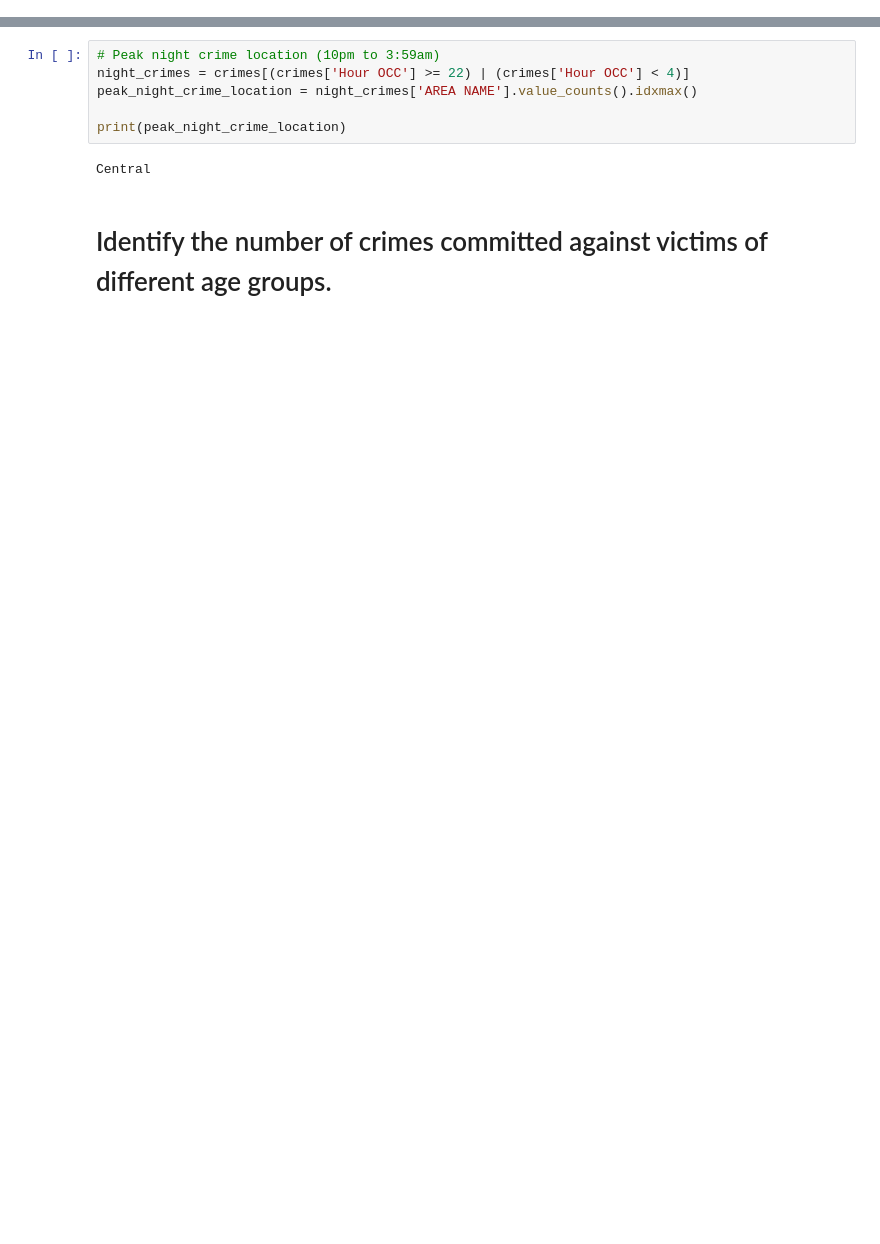
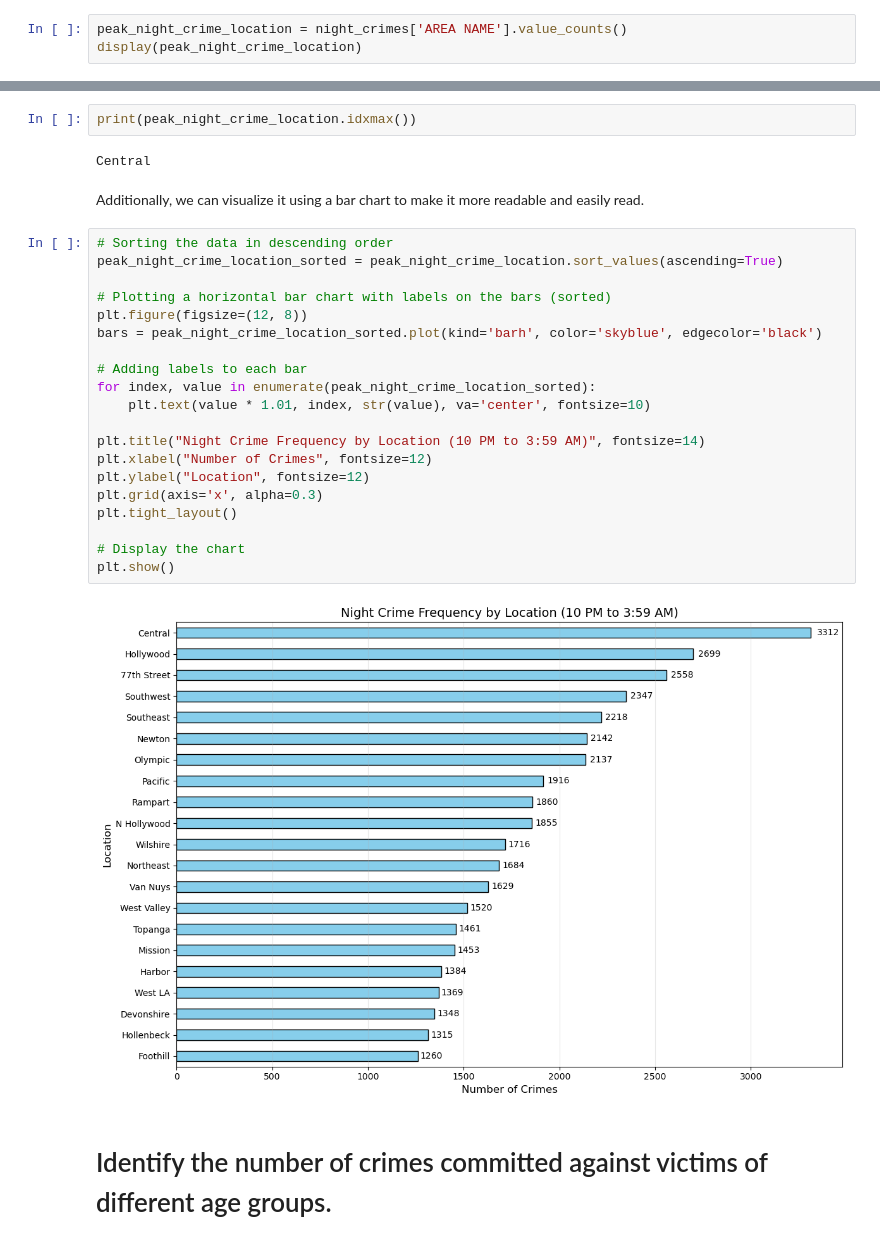
Before and after one commit to azizp128/data-science-projects, a Jupyter notebook: analyzing-crime-in-los-angeles/notebook.ipynb, the cells around one changed output, grey strips where cells are left out. Cells and saved outputs as stored; diff of their text form; blank space fills up the shorter version.

```diff
--- a/analyzing-crime-in-los-angeles/notebook.ipynb
+++ b/analyzing-crime-in-los-angeles/notebook.ipynb
@@ -53,0 +139,3 @@ print(peak_crime_hour)
+# %%
+peak_night_crime_location = night_crimes['AREA NAME'].value_counts()
+display(peak_night_crime_location)
@@ -54,10 +164,30 @@ print(peak_crime_hour)
 # %%
-# Peak night crime location (10pm to 3:59am)
-night_crimes = crimes[(crimes['Hour OCC'] >= 22) | (crimes['Hour OCC'] < 4)]
-peak_night_crime_location = night_crimes['AREA NAME'].value_counts().idxmax()
-
-print(peak_night_crime_location)
+print(peak_night_crime_location.idxmax())
 # %% [output]
 Central
+# %% [markdown]
+Additionally, we can visualize it using a bar chart to make it more readable and easily read.
+# %%
+# Sorting the data in descending order
+peak_night_crime_location_sorted = peak_night_crime_location.sort_values(ascending=True)
+
+# Plotting a horizontal bar chart with labels on the bars (sorted)
+plt.figure(figsize=(12, 8))
+bars = peak_night_crime_location_sorted.plot(kind='barh', color='skyblue', edgecolor='black')
+
+# Adding labels to each bar
+for index, value in enumerate(peak_night_crime_location_sorted):
+    plt.text(value * 1.01, index, str(value), va='center', fontsize=10)
+
+plt.title("Night Crime Frequency by Location (10 PM to 3:59 AM)", fontsize=14)
+plt.xlabel("Number of Crimes", fontsize=12)
+plt.ylabel("Location", fontsize=12)
+plt.grid(axis='x', alpha=0.3)
+plt.tight_layout()
+
+# Display the chart
+plt.show()
+# %% [output]
+[figure, added]
 # %% [markdown]
 # Identify the number of crimes committed against victims of different age groups.
```
Also changed, not shown: parts of 22 cells of this notebook, 1 other file.
